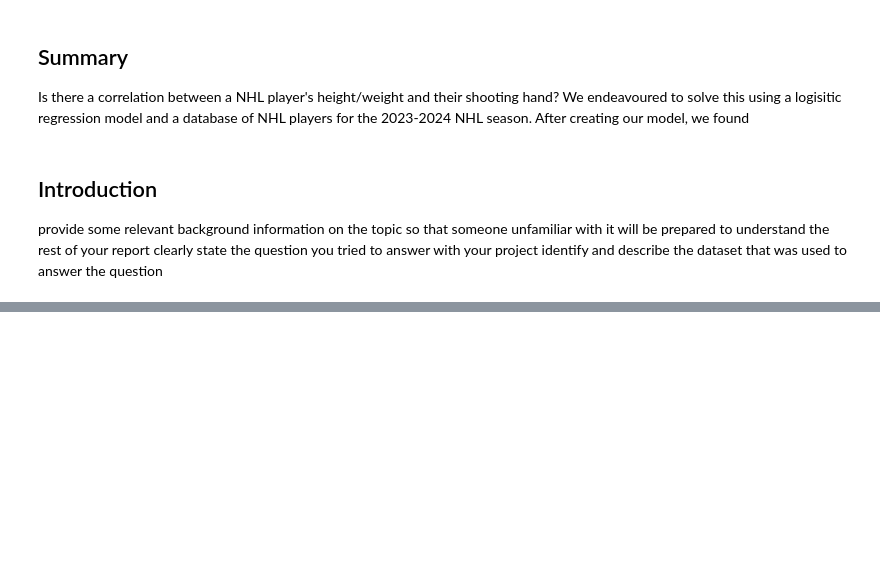
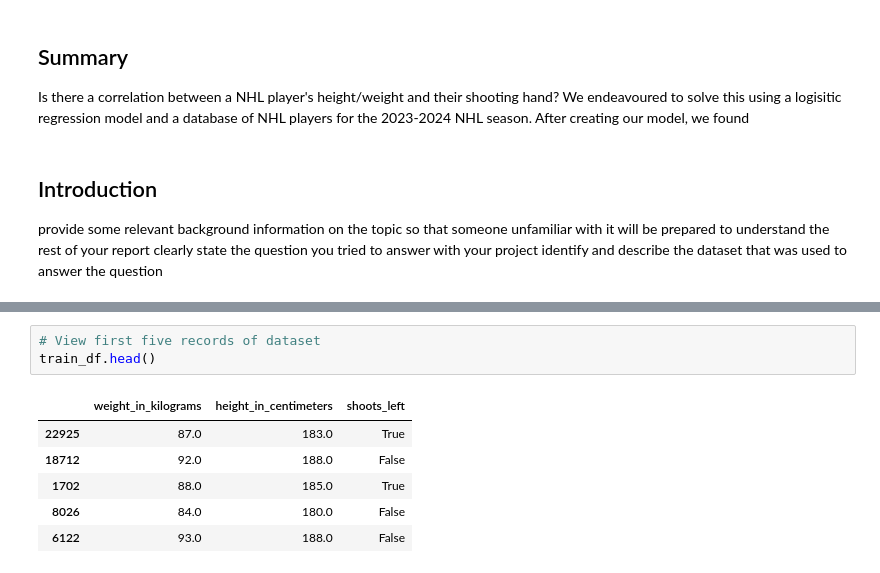
Before and after one commit to UBC-MDS/522_group_27, a Jupyter notebook: analysis.ipynb, the cells around one changed output, grey strips where cells are left out. Drawn from its saved outputs; the diff is of its cells as text; blank space fills up the shorter version.

```diff
--- a/analysis.ipynb
+++ b/analysis.ipynb
@@ -54 +80,11 @@ rosters
+# %%
+# View first five records of dataset
+train_df.head()
+# %% [output]
+|  | weight_in_kilograms | height_in_centimeters | shoots_left |
+| 22925 | 87.0 | 183.0 | True |
+| 18712 | 92.0 | 188.0 | False |
+| 1702 | 88.0 | 185.0 | True |
+| 8026 | 84.0 | 180.0 | False |
+| 6122 | 93.0 | 188.0 | False |
 # %%
```
Also changed, not shown: parts of 22 cells of this notebook.
